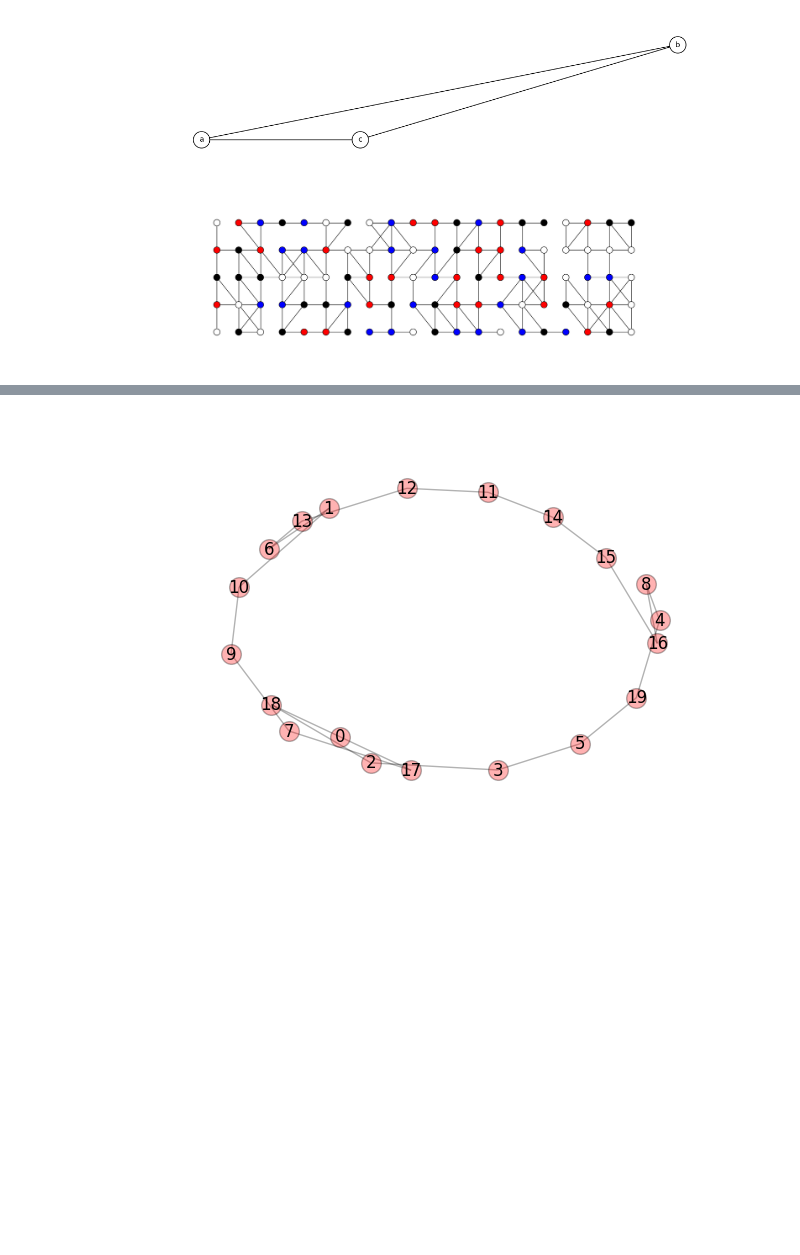
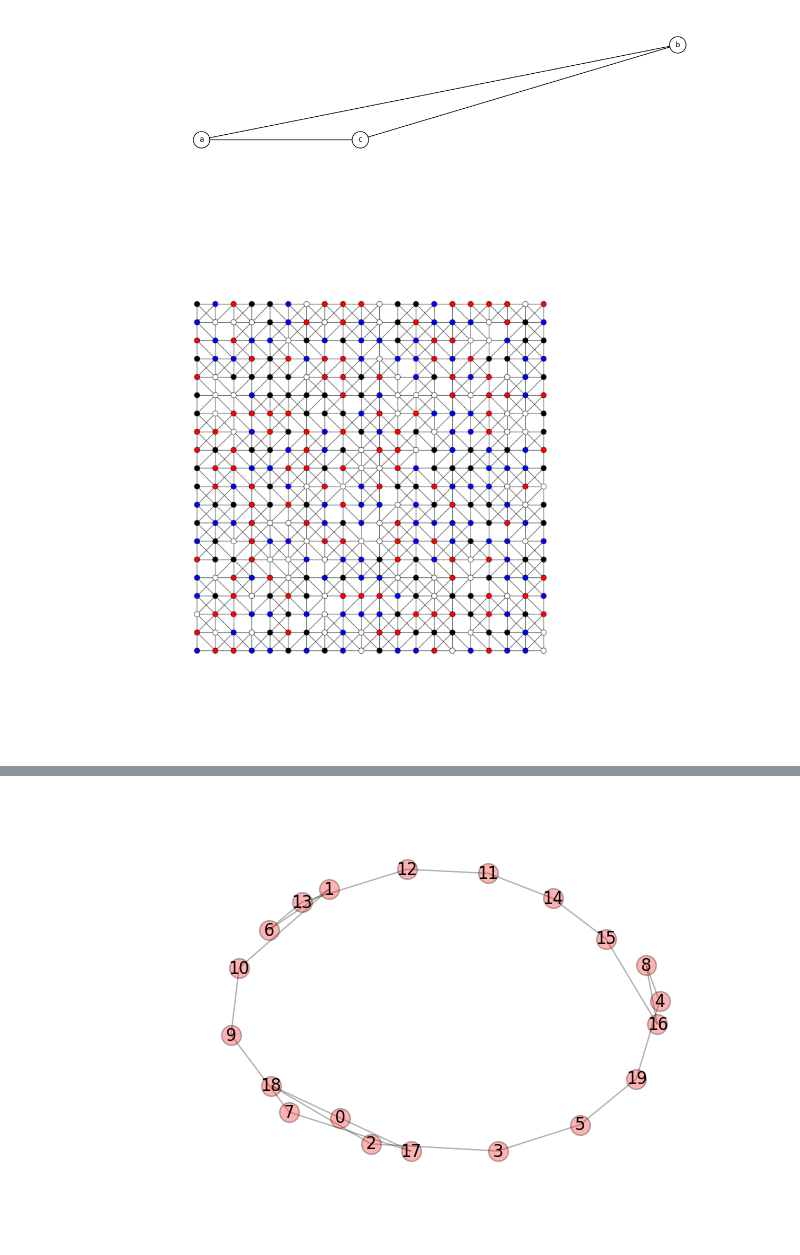
Before and after one commit to atcemgil/notes, a Jupyter notebook: DrawGraphs.ipynb, the cells around one changed output, grey strips where cells are left out. Drawn from its saved outputs; the diff is of its cells as text; code cells hidden in the pictures; blank space fills up the shorter version.

```diff
--- a/DrawGraphs.ipynb
+++ b/DrawGraphs.ipynb
@@ -24,42 +24,42 @@ plt.show()
 from itertools import product
 
 M = 20;
-N = 5
-Z = 1.55
+N = 20
+Z = 2.24
 NN = M*N
 
 A = np.zeros((NN,NN))
 X = np.zeros((NN))
 Y = np.zeros((NN))
 
-sig = 0.25;
+sig = 0.1;
 coords = []
 cols = ("blue","red","white","black")
 col = []
 for i,j in product(range(N),range(M)):
     ex = np.random.randn(1)*sig
     ey = np.random.randn(1)*sig
     coords.append((j,i))
     X[i*M+j] = i+ex
     Y[i*M+j] = j+ey
     col.append(np.random.choice(cols))
 
 
 
 for k,r in product(range(NN),range(NN)):
     if k != r:
         d = (X[k]-X[r])**2 + (Y[k]-Y[r])**2
         A[k,r] = 1 if d < Z else 0
 
 G = nx.Graph(A)
 
 plt.figure(figsize=(M,N))
 #nx.draw(G, pos, node_color="white", node_size=500, labels=labels, font_size=10, arrows=True)
 nx.draw(G, coords, node_color=col, node_size=200, arrows=False)
 #nx.draw_graphviz(G,node_size=500, labels=labels, font_size=24, arrows=True)
 plt.show()
 # %% [output]
-[figure, old version]
+[figure, new version]
 # %%
 #t = nx.dfs_tree(G,0)
 t = nx.prim_mst(G)
```
Also changed, not shown: parts of 1 cell of this notebook, 3 other files.
